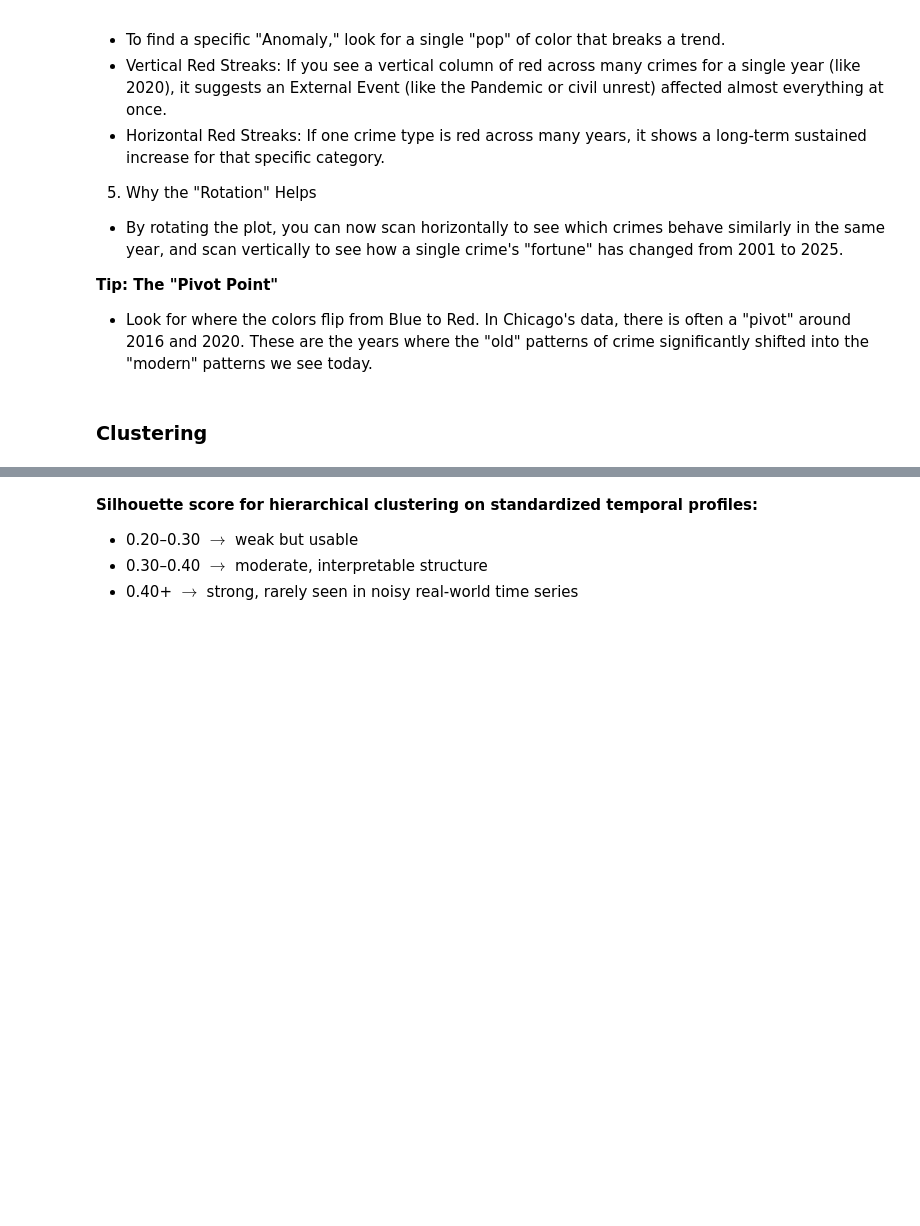
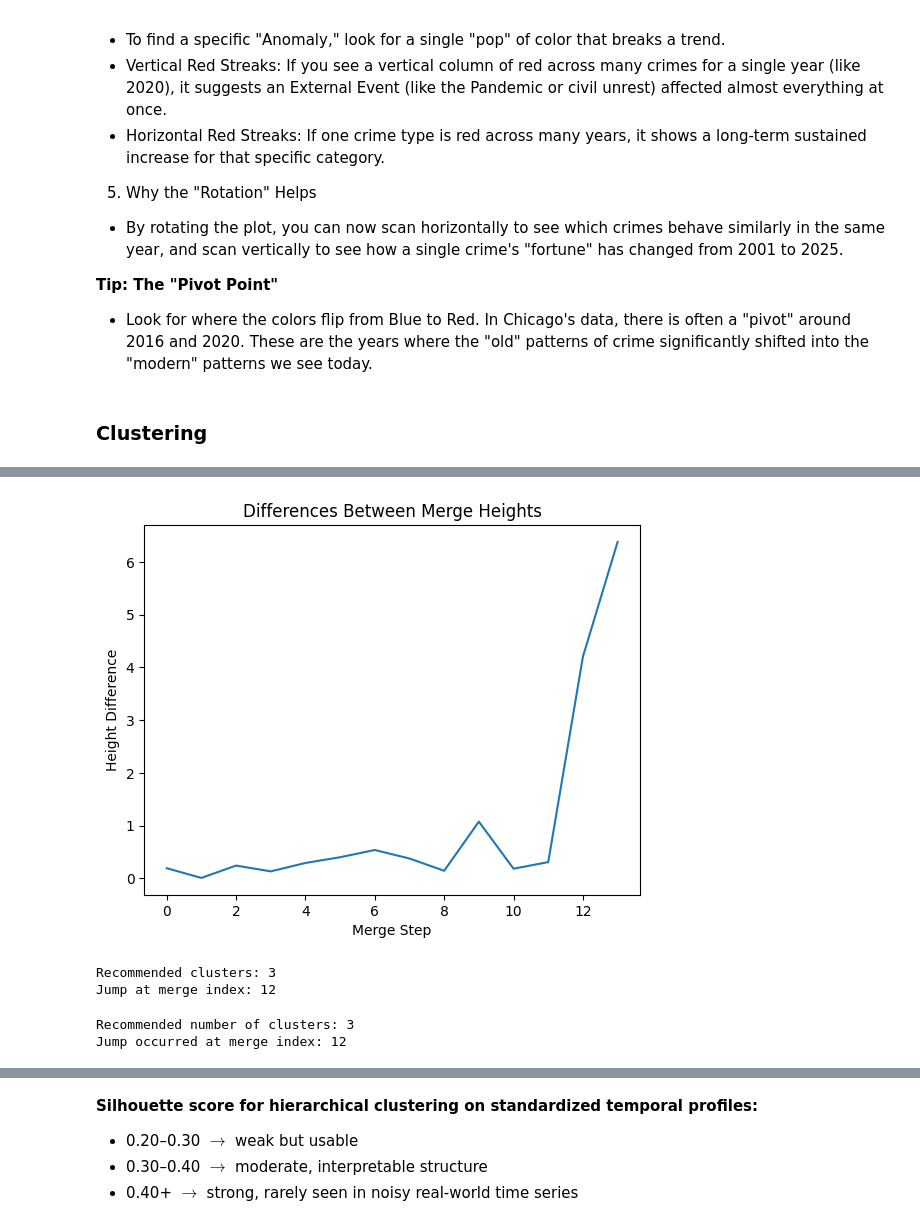
Before and after one commit to SirErikPak/ChicagoCrime, a Jupyter notebook: Notebook/ChicagoCrimeClusterAnalysis.ipynb, the cells around one changed output, grey strips where cells are left out. Cells and saved outputs as stored; diff of their text form; code cells hidden in the pictures; blank space fills up the shorter version.

```diff
--- a/Notebook/ChicagoCrimeClusterAnalysis.ipynb
+++ b/Notebook/ChicagoCrimeClusterAnalysis.ipynb
@@ -319,3 +456,30 @@ plot.plot_cuts(heights, incons)
+# %%
+heights = Z_matrix[:, 2]
+diffs = np.diff(heights)
+
+plt.plot(diffs)
+plt.title("Differences Between Merge Heights")
+plt.xlabel("Merge Step")
+plt.ylabel("Height Difference")
+plt.show()
+# %% [output]
+[figure, added]
+# %%
+# usage
+n_clusters, jump_idx, inc_vals, diffs = choose_clusters_from_inconsistency(Z_matrix)
+print("Recommended clusters:", n_clusters)
+print("Jump at merge index:", jump_idx)
+# %% [output]
+Recommended clusters: 3
+Jump at merge index: 12
+# %%
+# usage
+n_clusters, jump_idx, diffs = choose_n_clusters_from_linkage(Z_matrix)
+print("Recommended number of clusters:", n_clusters)
+print("Jump occurred at merge index:", jump_idx)
+# %% [output]
+Recommended number of clusters: 3
+Jump occurred at merge index: 12
 # %%
 # Use the transposed DataFrame you used for the plot
 # This ensures we are looking at the 26 crime types (columns)
```
Also changed, not shown: parts of 32 cells of this notebook, 1 other file.
